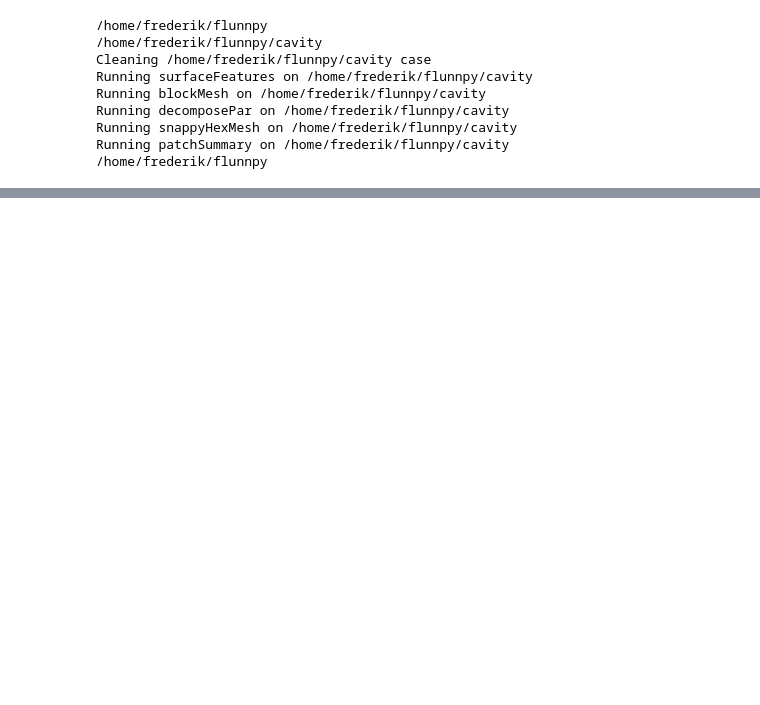
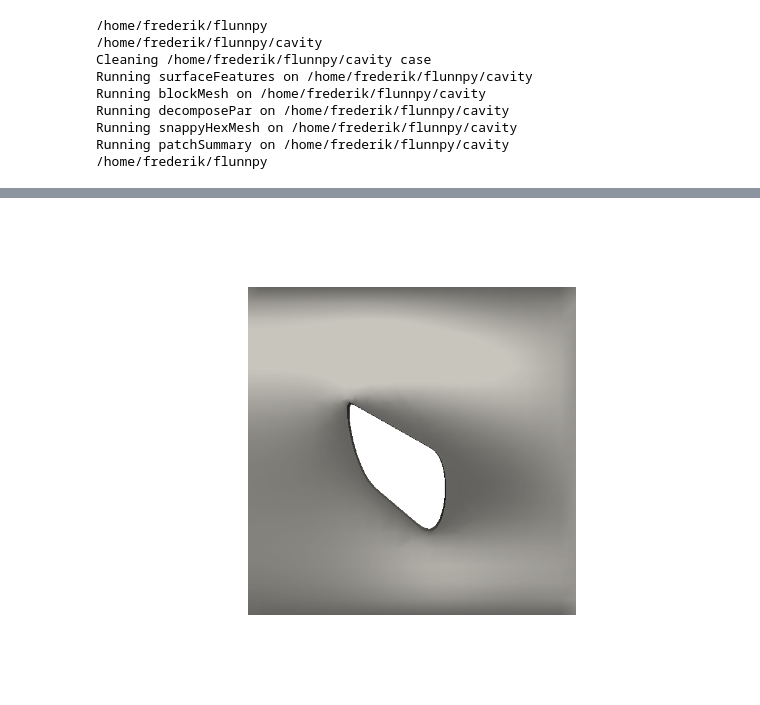
Before and after one commit to FredS1000/Flunnpy, a Jupyter notebook: Run Cavity.ipynb, the cells around one changed output, grey strips where cells are left out. Saved outputs shown, nothing was run; the diff lists cells and outputs as text; code cells hidden in the pictures; blank space fills up the shorter version.

```diff
--- a/Run Cavity.ipynb
+++ b/Run Cavity.ipynb
@@ -229,0 +307,23 @@ a=vtki.PolyData(grid.points,vectors)
+# %%
+grid = vtki.UnstructuredGrid(vtk_filename[0])
+vtki.set_plot_theme("document")
+#clim=[-10,10]
+dargs1 = dict(scalars=grid.point_arrays['U'][:,0],cmap='gray', show_edges=False,clim=[-10,10])
+dargs2 = dict(scalars=grid.point_arrays['U'][:,1],cmap='gray', show_edges=False,clim=[-10,10])
+dargs3 = dict(scalars=grid.point_arrays['p'],cmap='gray', show_edges=False,clim=[0,100])
+#grid.plot()
+plotter1 = vtki.Plotter(off_screen=False,border=False)
+plotter2 = vtki.Plotter(off_screen=False,border=False)
+plotter3 = vtki.Plotter(off_screen=False,border=False)
+
+
+plotter1.add_mesh(grid,interpolate_before_map=True,**dargs1)
+#plotter.update_scalar_bar_range(clim, name=None)
+plotter1.view_xy()
+Solution_FileX=SolutionName+'_X'+'.png'
+plotter1.show(screenshot=Solution_FileX)
+
+
+#plotter.update_scalar_bar_range(clim, name=None)
+# %% [output]
+[figure, added]
```
Also changed, not shown: parts of 10 cells of this notebook, 4 other files.
